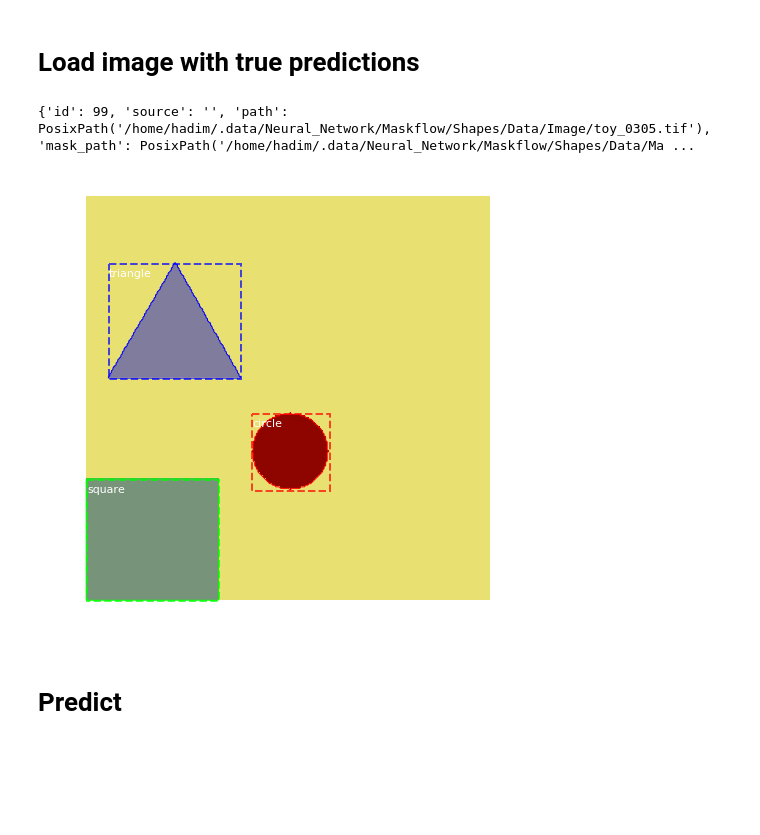
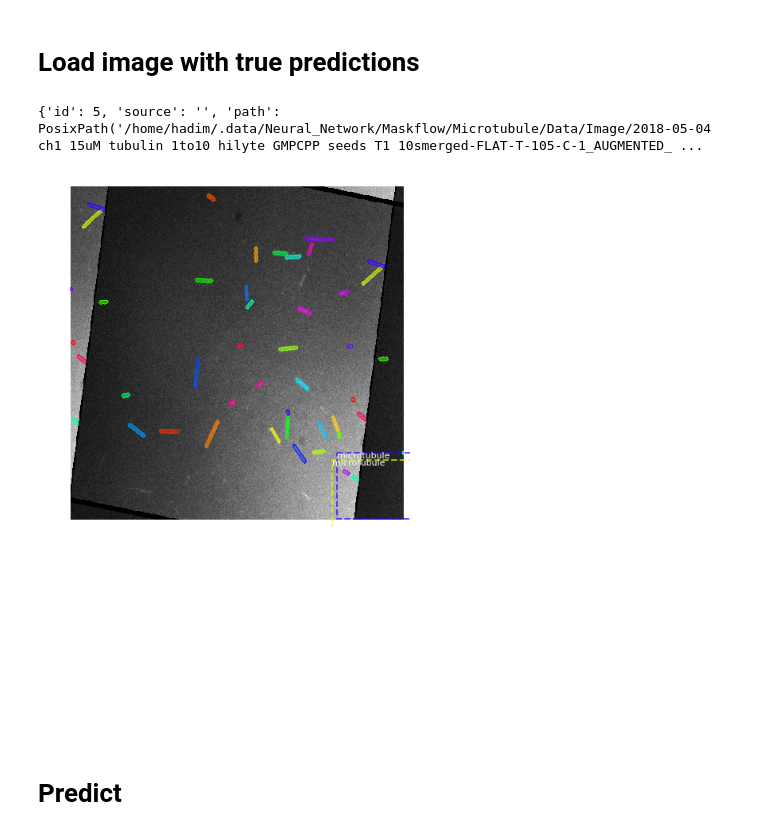
Before and after one commit to hadim/maskflow, a Jupyter notebook: notebooks/2_Train.ipynb, the cells around one changed output. Saved outputs shown, nothing was run; the diff lists cells and outputs as text; code cells hidden in the pictures; blank space fills up the shorter version.

```diff
--- a/notebooks/2_Train.ipynb
+++ b/notebooks/2_Train.ipynb
@@ -120,7 +125,7 @@ model.train(dataset_train, dataset_val,
 # %% [markdown]
 # Load Trained Model
 # %%
-training_name = "shapes_detector20180621T0950"
+training_name = "microtubule_detector20180624T1725"
 
 maskflow_config = maskflow.MaskflowConfig(config)
 maskflow_config.IMAGES_PER_GPU = 1
@@ -134,18 +139,19 @@ maskflow.load_weights(model, init_with=training_name)
 # %%
 # Load a random image
 image_id = np.random.choice(dataset_val.image_ids)
-#image_id = 99
+image_id = 5
 
 print(dataset_val.image_info[image_id])
-original_image, image_meta, gt_class_id, gt_bbox, gt_mask = maskflow.load_image_gt(dataset_val,
-                                                                                   maskflow_config,
-                                                                                   image_id,
-                                                                                   use_mini_mask=False)
+original_image = dataset_val.load_image(image_id)
+original_mask, class_ids = dataset_val.load_mask(image_id)
 
-maskflow.display_instances(original_image, gt_bbox, gt_mask, gt_class_id, dataset_train.class_names, figsize=(8, 8))
+args = maskflow.load_image_gt(dataset_val, maskflow_config, image_id, use_mini_mask=False)
+molded_image, image_meta, gt_class_id, gt_bbox, molded_mask = args
+
+maskflow.display_instances(original_image, gt_bbox, original_mask, gt_class_id, dataset_train.class_names, figsize=(8, 8))
 # %% [output]
-{'id': 99, 'source': '', 'path': PosixPath('/home/hadim/.data/Neural_Network/Maskflow/Shapes/Data/Image/toy_0305.tif'), 'mask_path': PosixPath('/home/hadim/.data/Neural_Network/Maskflow/Shapes/Data/Ma ...
+{'id': 5, 'source': '', 'path': PosixPath('/home/hadim/.data/Neural_Network/Maskflow/Microtubule/Data/Image/2018-05-04 ch1 15uM tubulin 1to10 hilyte GMPCPP seeds T1 10smerged-FLAT-T-105-C-1_AUGMENTED_ ...
-[figure, old version]
+[figure, new version]
 # %% [markdown]
 # Predict
 # %%
```
Also changed, not shown: parts of 7 cells of this notebook.
